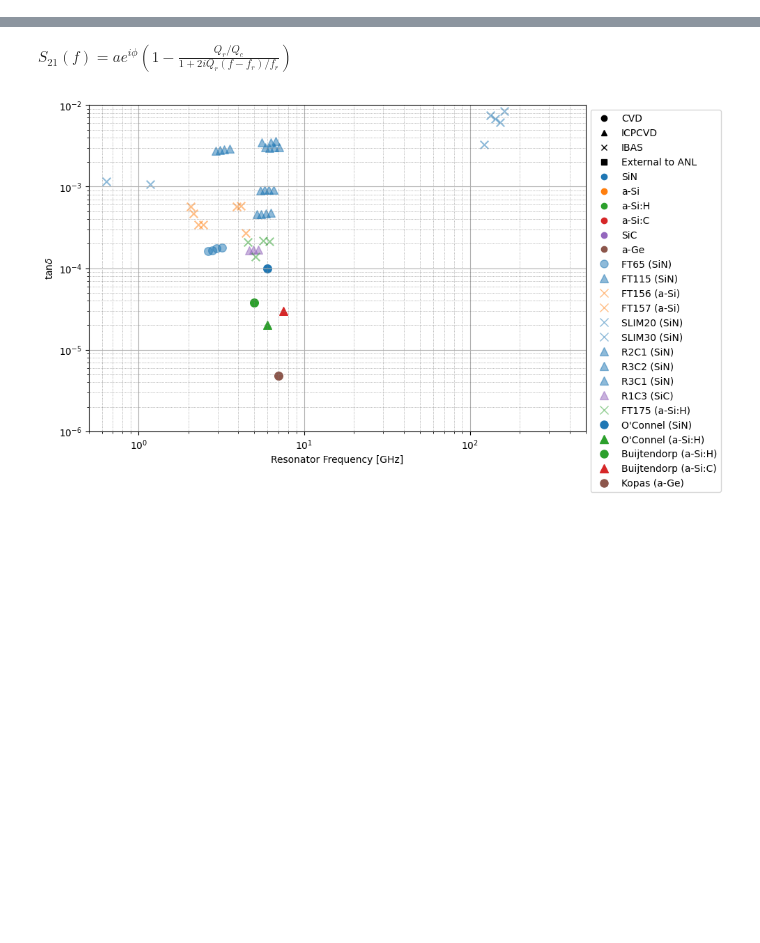
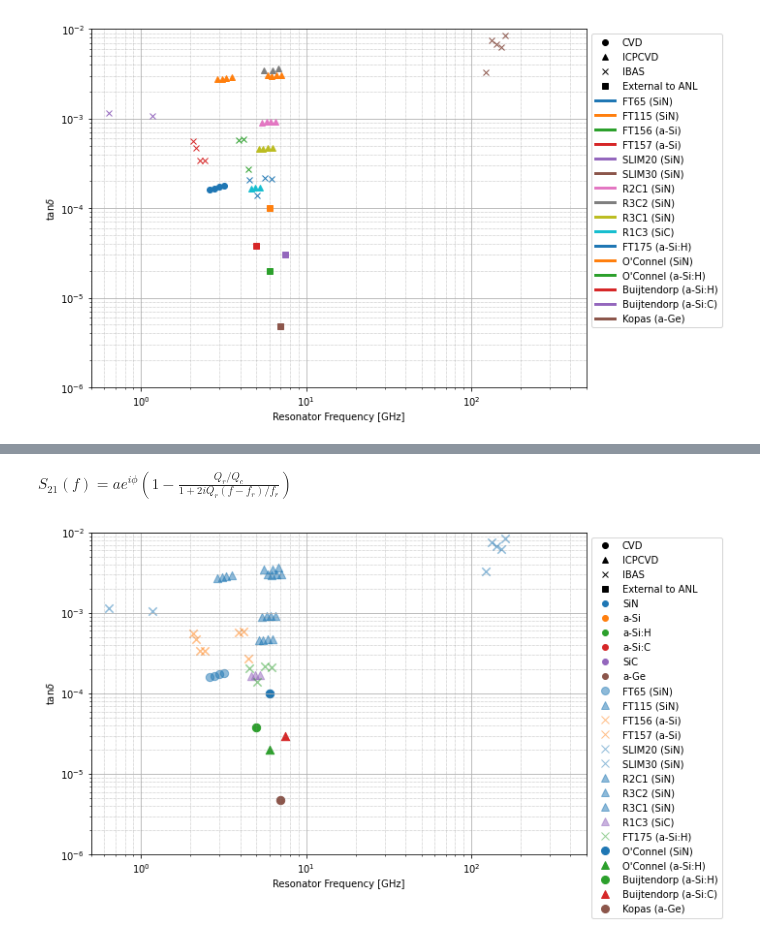
Before and after one commit to jacornelison/lance_postings, a Jupyter notebook: loss_comparison_plot.ipynb, the cells around one changed output, grey strips where cells are left out. Cells and saved outputs as stored; diff of their text form; code cells hidden in the pictures; blank space fills up the shorter version.

```diff
--- a/loss_comparison_plot.ipynb
+++ b/loss_comparison_plot.ipynb
@@ -210,0 +265,37 @@ plt.show()
+# %%
+plt.figure(1,figsize=(10,6))
+
+legend_mrks = []
+legend_labels = []
+for mkidx,mk in enumerate(marker_map.keys()):
+    legend_mrks.append(Line2D([0],[0],marker=marker_map[mk],color='k',lw=0))
+    legend_labels.append(mk)
+
+lines = []
+for sampidx,samp in enumerate(sample_list):
+    lines.append(plt.plot(samp['freq'],samp['Fd'],marker_map[samp_dep[sampidx]]))
+    legend_mrks.append(Line2D([0],[0],color=lines[sampidx][0].get_color(),lw=3))
+    legend_labels.append(sample_labels[sampidx])
+
+lines = []
+for sampidx,samp in enumerate(sample_list1):
+    lines.append(plt.plot(samp['freq'],samp['Fd'],marker_map1[samp_dep1[sampidx]]))
+    legend_mrks.append(Line2D([0],[0],color=lines[sampidx][0].get_color(),lw=3))
+    legend_labels.append(sample_labels1[sampidx])
+
+ax = plt.gca()
+ax.legend(handles=legend_mrks,labels=legend_labels,bbox_to_anchor=(1.0,1.0))
+plt.yscale('log')
+plt.xscale('log')
+plt.ylabel("tan$\delta$")
+plt.xlabel("Resonator Frequency [GHz]")
+plt.ylim((1e-6,1e-2))
+plt.xlim((0.5,500))
+plt.grid(True)
+plt.minorticks_on()
+plt.grid(True, which='minor', linestyle=':', linewidth='0.5', color='gray')
+plt.tight_layout()
+plt.savefig('loss_sample_comparison_full_1.png',dpi=300)
+plt.show()
+# %% [output]
+[figure, added]
```
Also changed, not shown: parts of 10 cells of this notebook, 12 other files.
